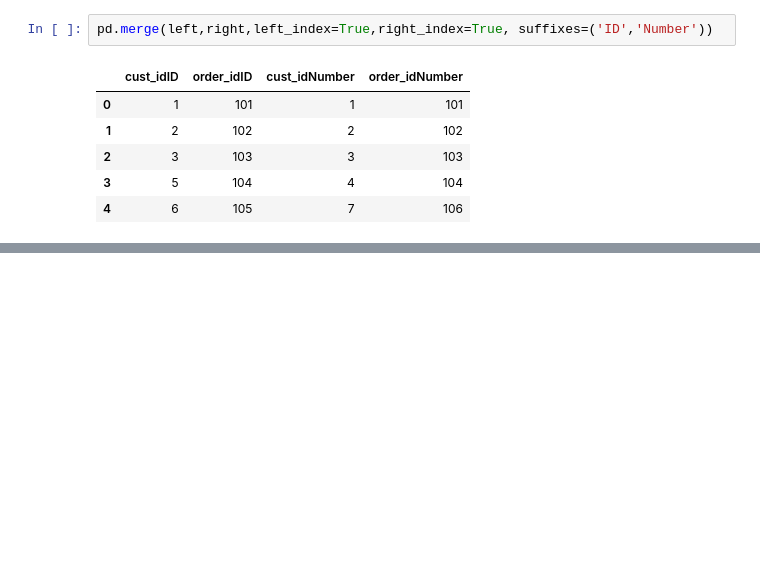
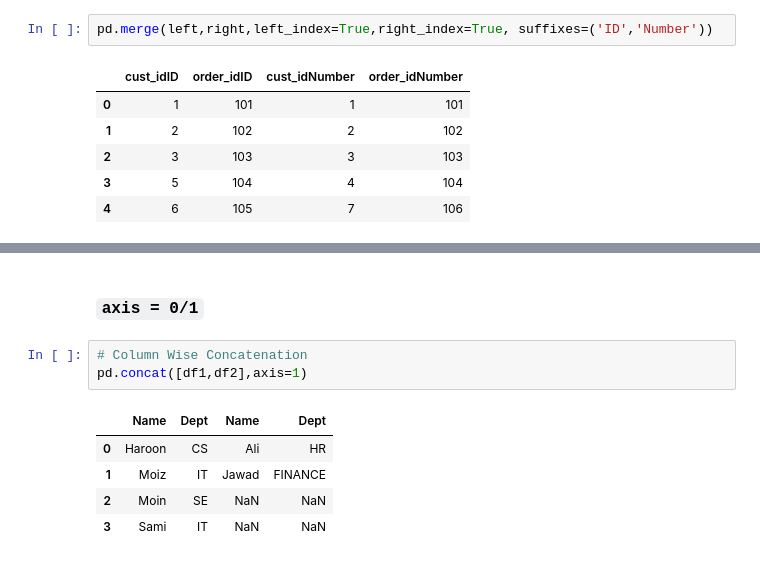
Before and after one commit to RealHaroon/Data-Analytics, a Jupyter notebook: Notebooks/Pandas/Merge and Concat.ipynb, the cells around one changed output, grey strips where cells are left out. Saved outputs shown, nothing was run; the diff lists cells and outputs as text; blank space fills up the shorter version.

```diff
--- a/Notebooks/Pandas/Merge and Concat.ipynb
+++ b/Notebooks/Pandas/Merge and Concat.ipynb
@@ -124,0 +245,11 @@ pd.merge(left,right,left_index=True,right_index=True, suffixes=('ID','Number'))
+# %% [markdown]
+### `axis = 0/1`
+# %%
+# Column Wise Concatenation
+pd.concat([df1,df2],axis=1)
+# %% [output]
+|  | Name | Dept | Name | Dept |
+| 0 | Haroon | CS | Ali | HR |
+| 1 | Moiz | IT | Jawad | FINANCE |
+| 2 | Moin | SE | NaN | NaN |
+| 3 | Sami | IT | NaN | NaN |
```
Also changed, not shown: parts of 20 cells of this notebook, 1 other file.
